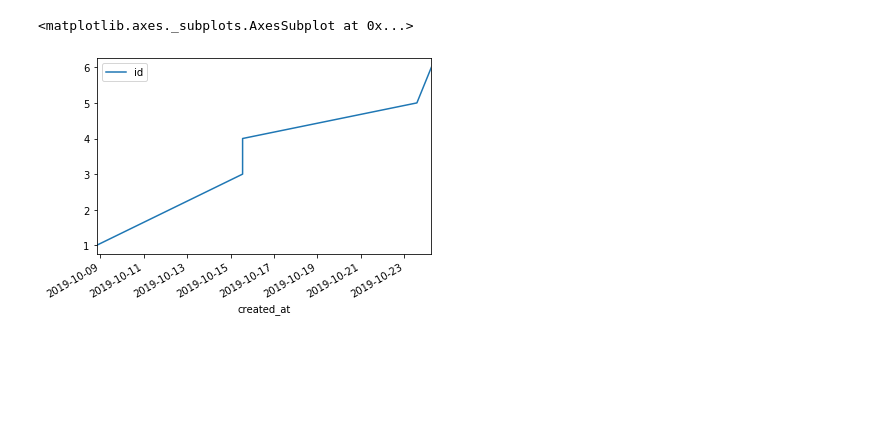
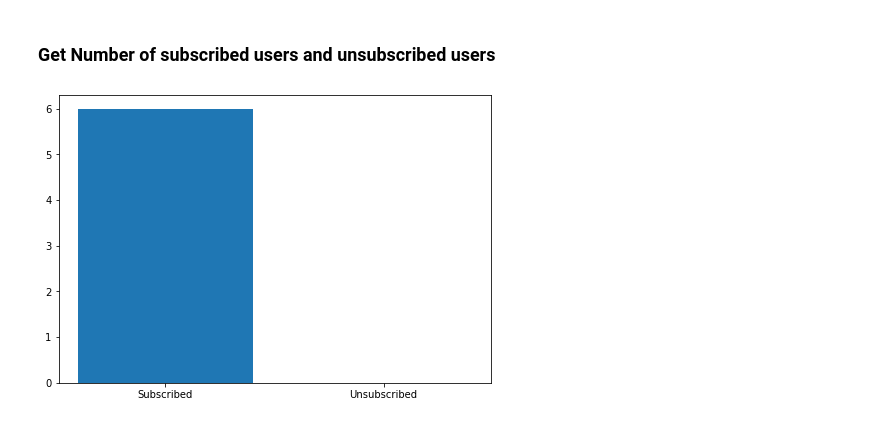
Before and after one commit to watxaut-alpha/joke-app, a Jupyter notebook: notebooks/analysis_mail_users.ipynb, the cells around one changed output. Saved outputs shown, nothing was run; the diff lists cells and outputs as text; code cells hidden in the pictures; blank space fills up the shorter version.

```diff
--- a/notebooks/analysis_mail_users.ipynb
+++ b/notebooks/analysis_mail_users.ipynb
@@ -10,4 +13,6 @@ from src.api.src.db.secret import HOST_OVH, POSTGRES_USER, POSTGRES_PASSWORD_OVH
 # %%
 conn = db.connect(host=HOST_OVH, user=POSTGRES_USER, password=POSTGRES_PASSWORD_OVH, schema_name=SCHEMA_NAME)
+# %% [markdown]
+### Get Number of subscribed users and unsubscribed users
 # %%
 df = db.execute_read(conn, "select * from users_mail")
@@ -16,5 +19,11 @@ df_created = df.groupby([df["created_at"].dt.year, df["created_at"].dt.month, df
-# %%
-df.plot(x="created_at", y="id")
-# %% [output]
-<matplotlib.axes._subplots.AxesSubplot at 0x...>
-[figure, removed]
+# %%
+n_subbed = df["deleted_at"].isna().sum()
+n_unsubbed = len(df) - n_subbed
+# %%
+fig = plt.figure()
+ax = fig.add_axes([0,0,1,1])
+l_bars = ['Subscribed', 'Unsubscribed']
+ax.bar(l_bars, [n_subbed, n_unsubbed])
+plt.show()
+# %% [output]
+[figure, added]
```
Also changed, not shown: parts of 11 cells of this notebook, 3 other files.
